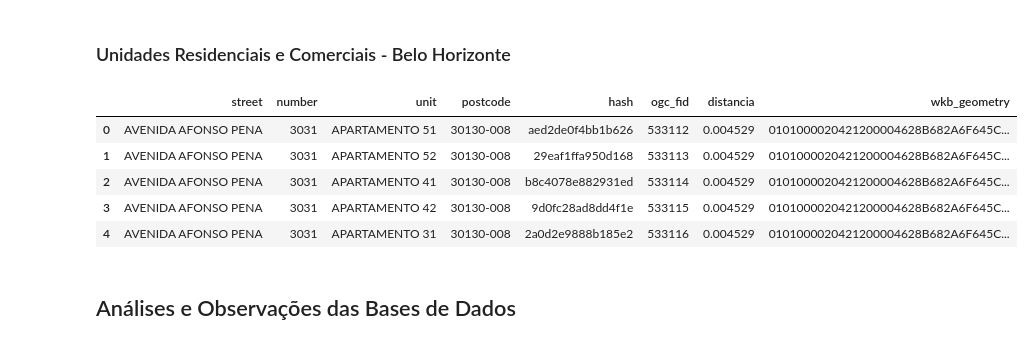
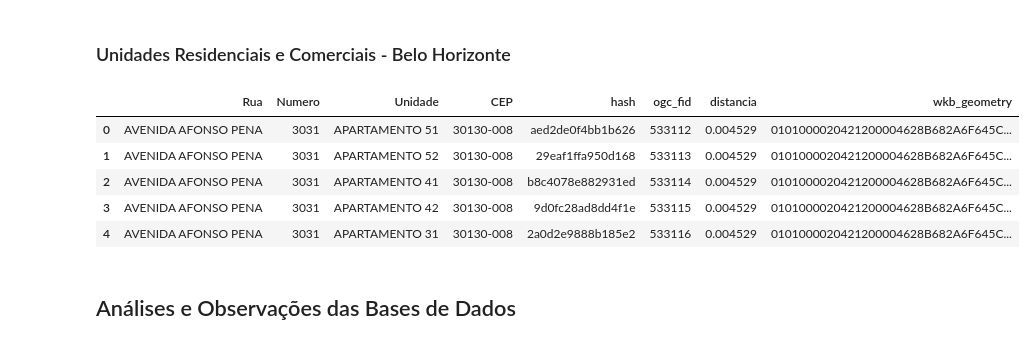
Before and after one commit to mcatrinque/areas-cep-mg, a Jupyter notebook: br_mg_ceps.ipynb, the cells around one changed output. Cells and saved outputs as stored; diff of their text form; code cells hidden in the pictures.

```diff
--- a/br_mg_ceps.ipynb
+++ b/br_mg_ceps.ipynb
@@ -87,9 +69,10 @@ conta.head()
 ### Unidades Residenciais e Comerciais - Belo Horizonte
 # %%
 unidades_bh = pd.read_csv('unidades_bh', sep=';')
+unidades_bh.rename(columns={'number':'Numero', 'street': 'Rua', 'unit':'Unidade', 'postcode':'CEP'}, inplace=True)
 unidades_bh.head()
 # %% [output]
-|  | street | number | unit | postcode | hash | ogc_fid | distancia | wkb_geometry |
+|  | Rua | Numero | Unidade | CEP | hash | ogc_fid | distancia | wkb_geometry |
 | 0 | AVENIDA AFONSO PENA | 3031 | APARTAMENTO 51 | 30130-008 | aed2de0f4bb1b626 | 533112 | 0.004529 | 0101000020421200004628B682A6F645C... |
 | 1 | AVENIDA AFONSO PENA | 3031 | APARTAMENTO 52 | 30130-008 | 29eaf1ffa950d168 | 533113 | 0.004529 | 0101000020421200004628B682A6F645C... |
 | 2 | AVENIDA AFONSO PENA | 3031 | APARTAMENTO 41 | 30130-008 | b8c4078e882931ed | 533114 | 0.004529 | 0101000020421200004628B682A6F645C... |
```
Also changed, not shown: parts of 35 cells of this notebook.
